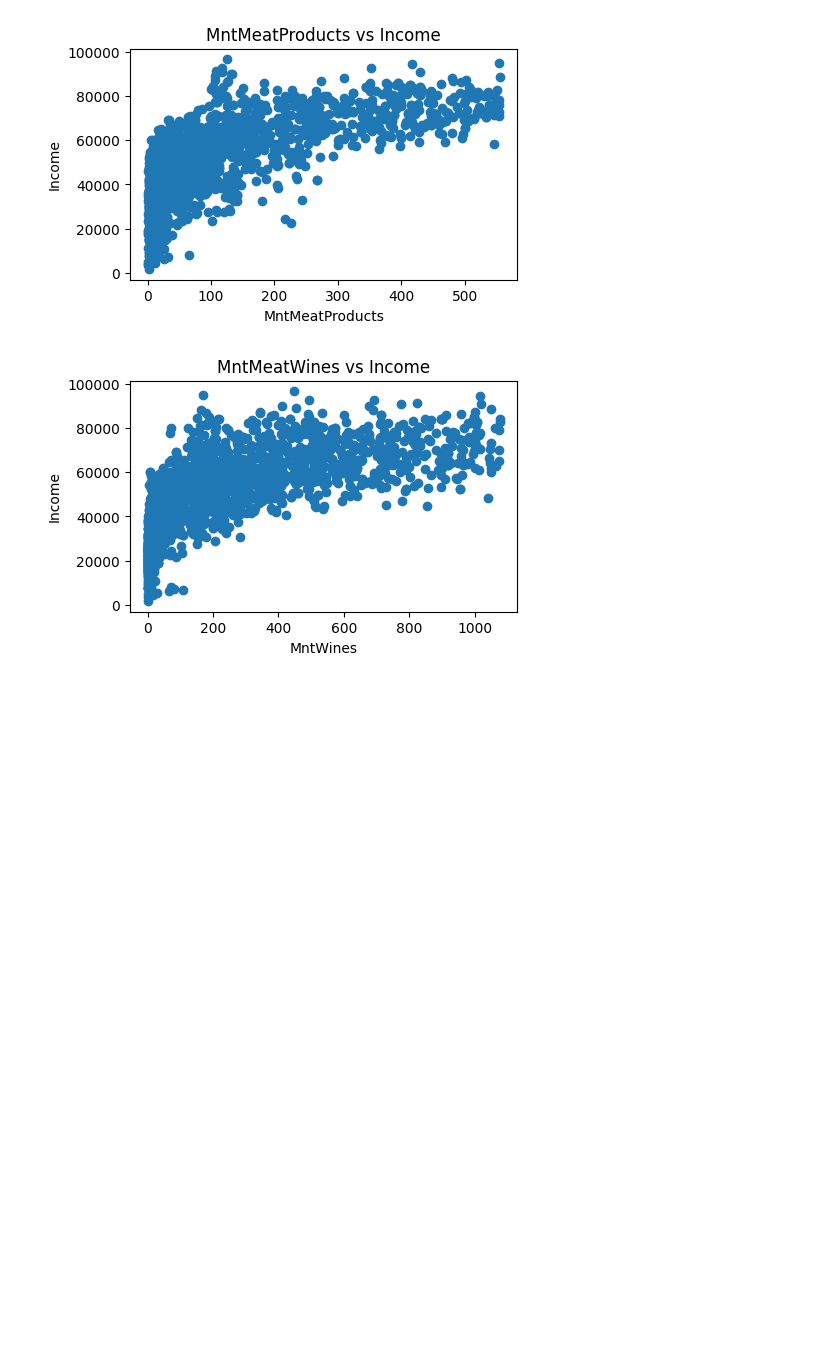
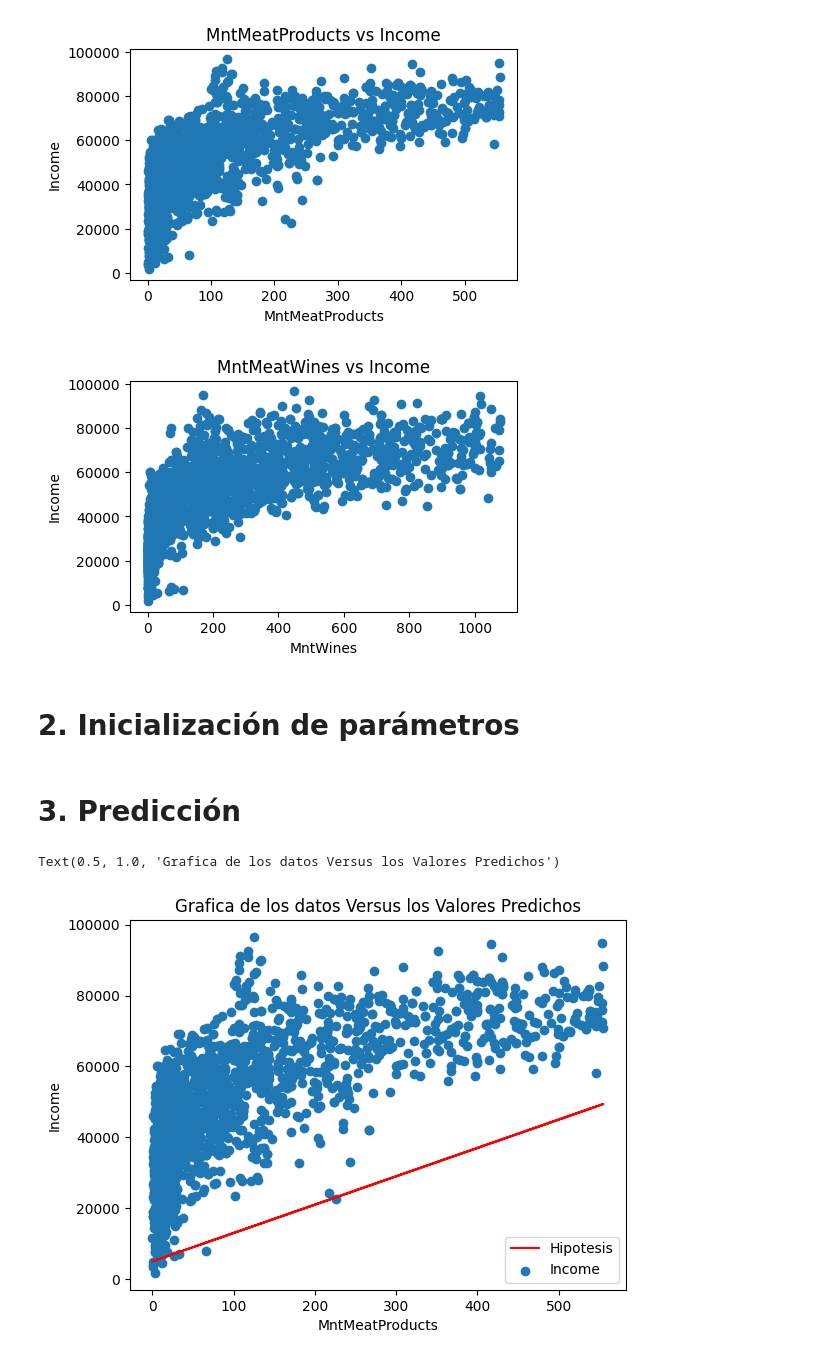
Before and after one commit to DeisyData/BIT_IA_Bootcamp, a Jupyter notebook: S2_C2_RDG_Marketing_target_Income.ipynb, the cells around one changed output. Drawn from its saved outputs; the diff is of its cells as text; code cells hidden in the pictures; blank space fills up the shorter version.

```diff
--- a/S2_C2_RDG_Marketing_target_Income.ipynb
+++ b/S2_C2_RDG_Marketing_target_Income.ipynb
@@ -125,3 +125,24 @@ plt.show()
 # %% [output]
 [figure]
 [figure]
+# %% [markdown]
+# 2. Inicialización de parámetros
+# %%
+theta = 80
+intercept = 5000
+# %% [markdown]
+# 3. Predicción
+# %%
+# y = b + mX
+# h = b + Theta(X1)
+df['Hipotesis'] = intercept + theta * df['MntMeatProducts']
+# %%
+plt.plot(df['MntMeatProducts'],df['Hipotesis'],color='red')
+plt.scatter(df['MntMeatProducts'],df['Income'])
+plt.legend(['Hipotesis','Income'])
+plt.xlabel('MntMeatProducts')
+plt.ylabel('Income')
+plt.title('Grafica de los datos Versus los Valores Predichos')
+# %% [output]
+Text(0.5, 1.0, 'Grafica de los datos Versus los Valores Predichos')
+[figure, added]
```
